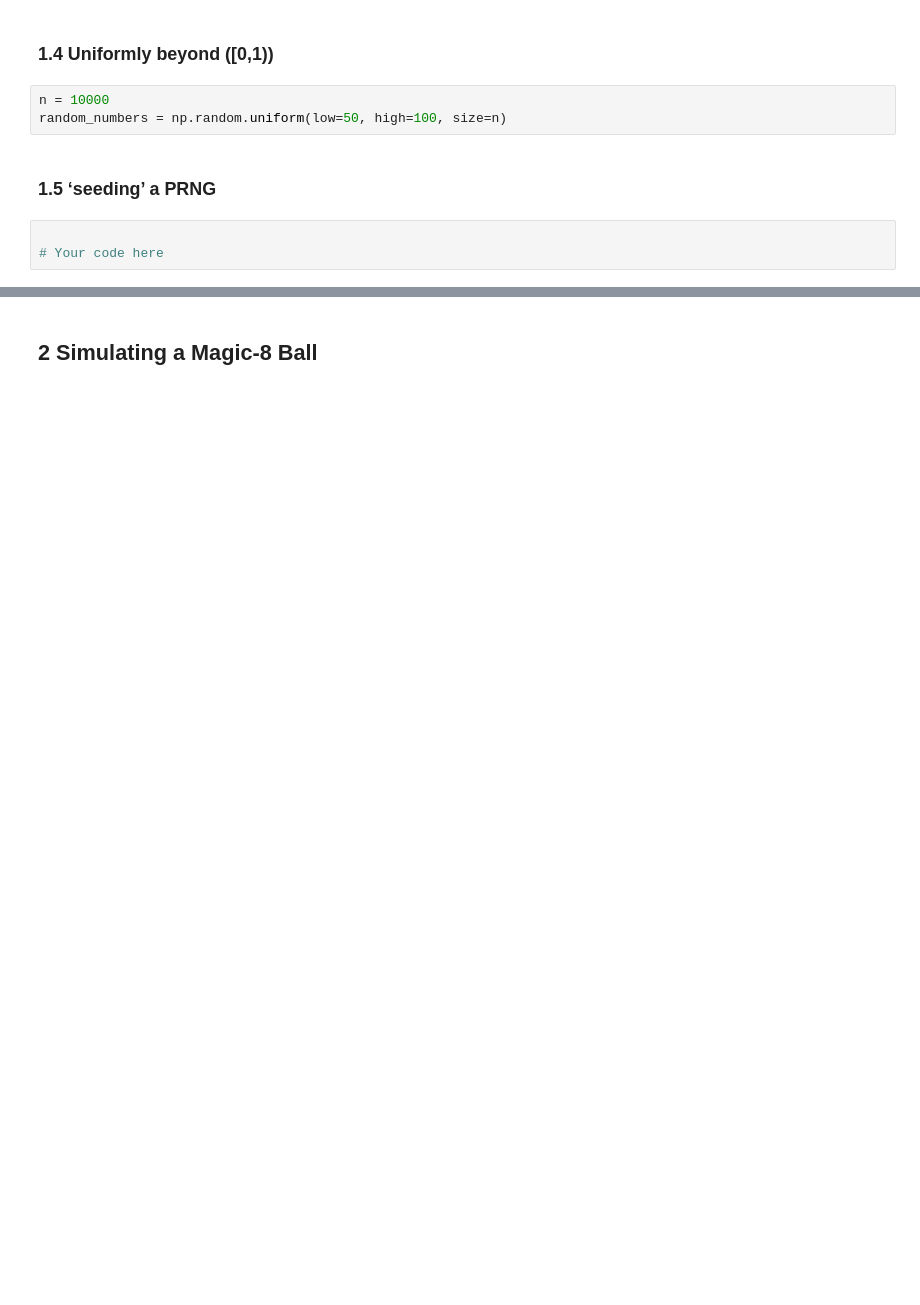
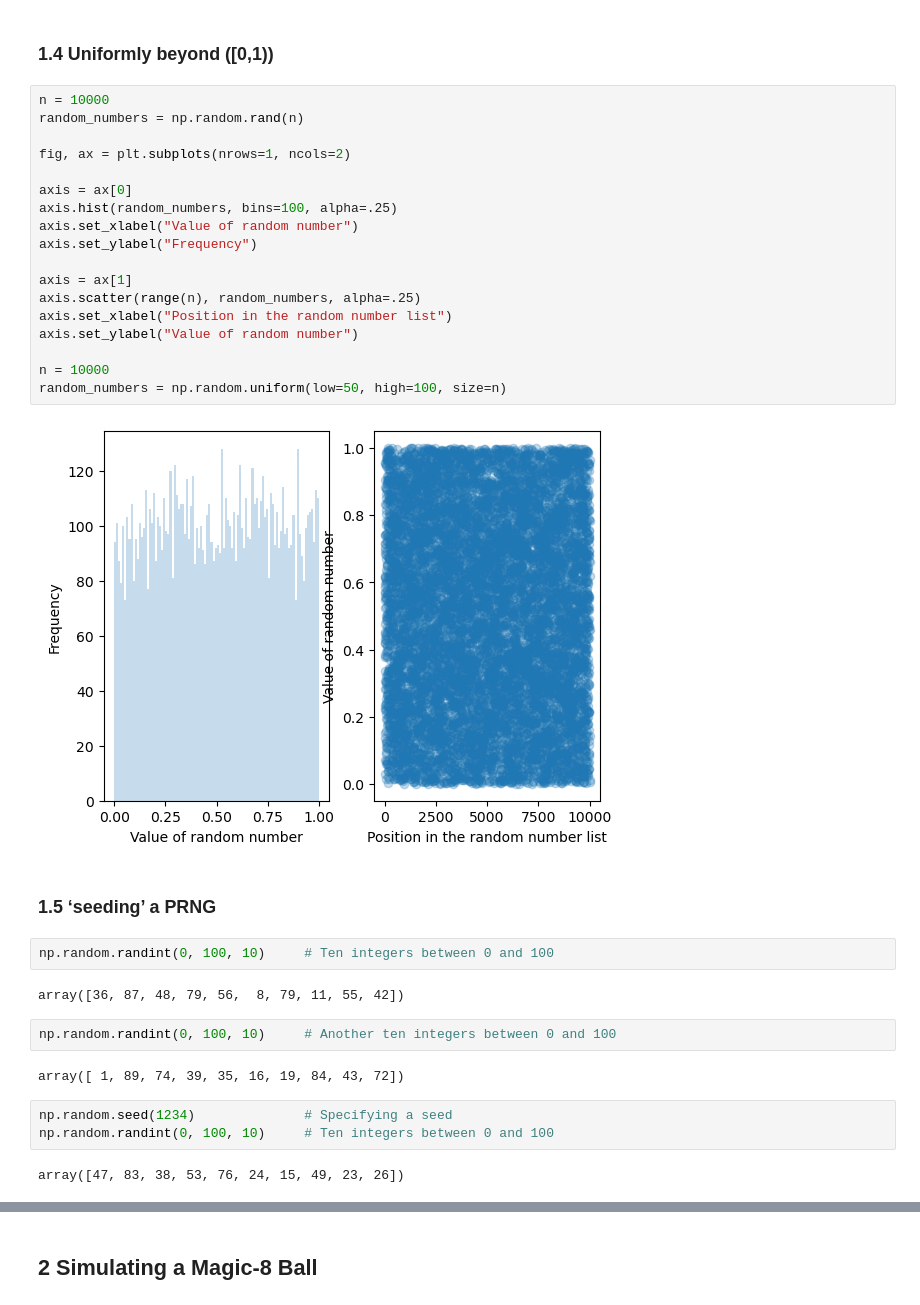
Before and after one commit to SPS-SP2273/learning-portfolio-hjjarin, a Jupyter notebook: random numbers/random_numbers_(need).ipynb, the cells around one changed output, grey strips where cells are left out. Drawn from its saved outputs; the diff is of its cells as text; blank space fills up the shorter version.

```diff
--- a/random numbers/random_numbers_(need).ipynb
+++ b/random numbers/random_numbers_(need).ipynb
@@ -66,9 +71,36 @@ NameError: name 'plt' is not defined
 ### 1.4 Uniformly beyond \([0,1)\)
 # %%
 n = 10000
+random_numbers = np.random.rand(n)
+
+fig, ax = plt.subplots(nrows=1, ncols=2)
+
+axis = ax[0]
+axis.hist(random_numbers, bins=100, alpha=.25)
+axis.set_xlabel("Value of random number")
+axis.set_ylabel("Frequency")
+
+axis = ax[1]
+axis.scatter(range(n), random_numbers, alpha=.25)
+axis.set_xlabel("Position in the random number list")
+axis.set_ylabel("Value of random number")
+
+n = 10000
 random_numbers = np.random.uniform(low=50, high=100, size=n)
+# %% [output]
+[figure, added]
 # %% [markdown]
 ### 1.5 ‘seeding’ a PRNG
 # %%
-
-# Your code here
+np.random.randint(0, 100, 10)     # Ten integers between 0 and 100
+# %% [output]
+array([36, 87, 48, 79, 56,  8, 79, 11, 55, 42])
+# %%
+np.random.randint(0, 100, 10)     # Another ten integers between 0 and 100
+# %% [output]
+array([ 1, 89, 74, 39, 35, 16, 19, 84, 43, 72])
+# %%
+np.random.seed(1234)              # Specifying a seed
+np.random.randint(0, 100, 10)     # Ten integers between 0 and 100
+# %% [output]
+array([47, 83, 38, 53, 76, 24, 15, 49, 23, 26])
```
Also changed, not shown: parts of 30 cells of this notebook.
